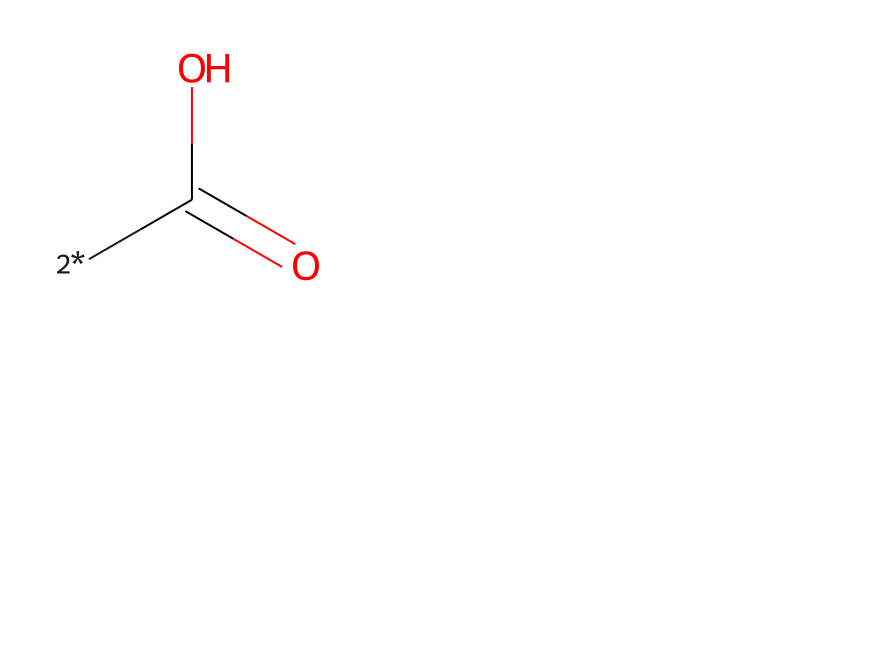
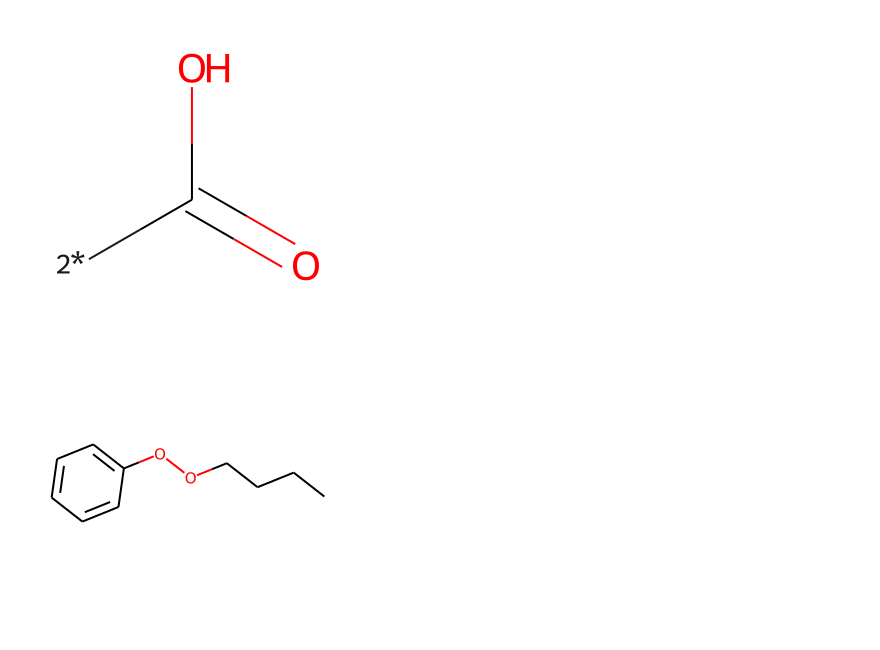
Before and after one commit to bertiewooster/RDKit-playing, a Jupyter notebook: tutorial_examples.ipynb, the cells around one changed output. Drawn from its saved outputs; the diff is of its cells as text; code cells hidden in the pictures; blank space fills up the shorter version.

```diff
--- a/tutorial_examples.ipynb
+++ b/tutorial_examples.ipynb
@@ -95,3 +95,9 @@ Draw.MolToImage(rs[0])
 Draw.MolToImage(rs[1])
 # %% [output]
 [figure]
+# %%
+from rdkit.Chem.Scaffolds import MurckoScaffold
+m = Chem.MolFromSmiles("c1ccccc1OOCCCC")
+Draw.MolToImage(m)
+# %% [output]
+[figure, added]
```
Also changed, not shown: parts of 17 cells of this notebook, 2 other files.
